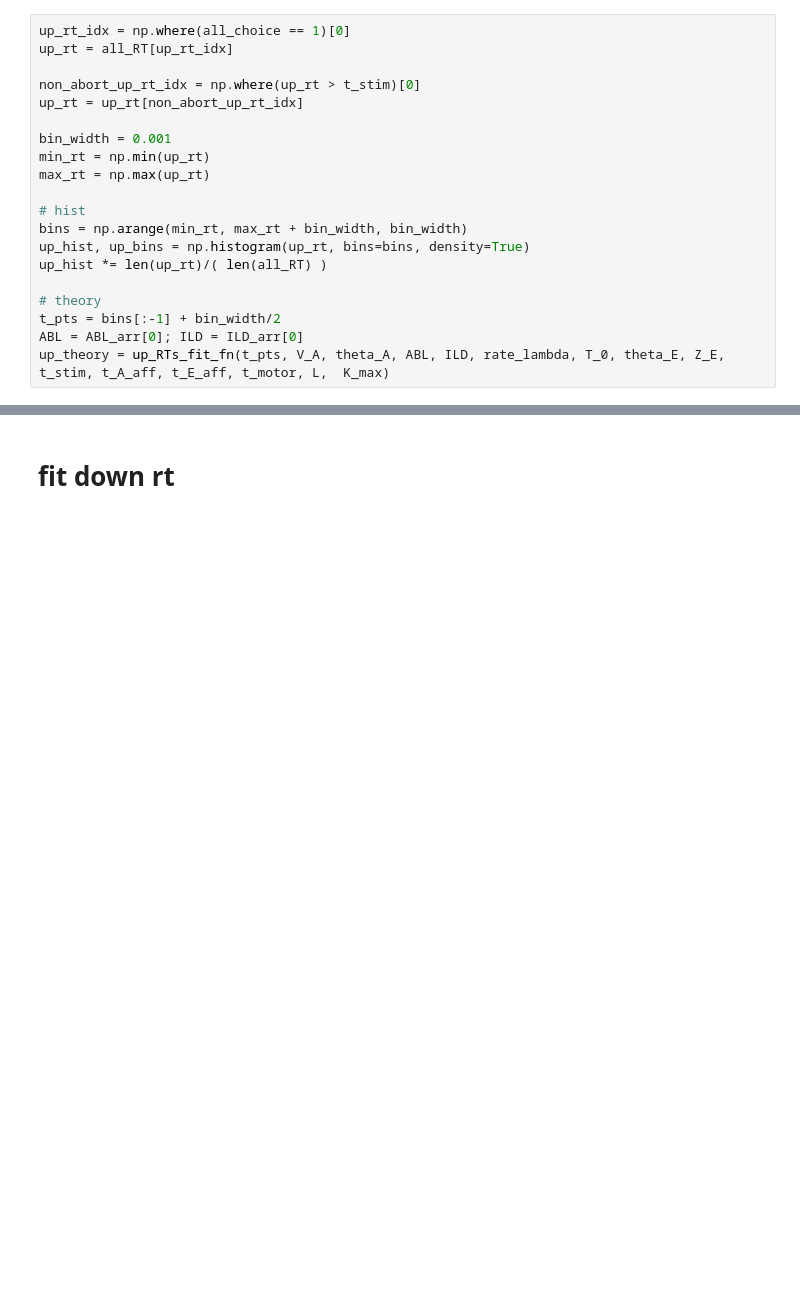
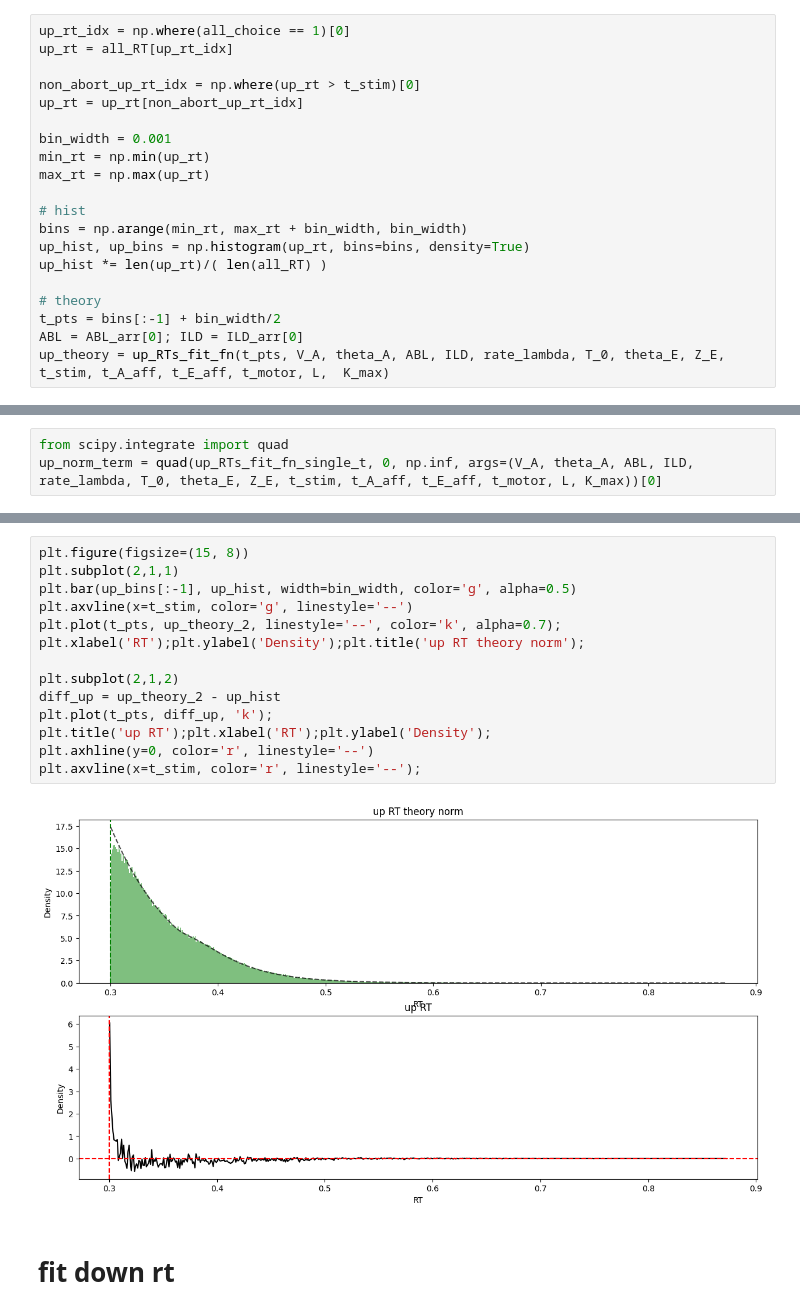
Before and after one commit to rakaar/ddm_codes, a Jupyter notebook: psiam_with_tied/fit_psiam_tied_prob_map_dv_btn.ipynb, the cells around one changed output, grey strips where cells are left out. Saved outputs shown, nothing was run; the diff lists cells and outputs as text; blank space fills up the shorter version.

```diff
--- a/psiam_with_tied/fit_psiam_tied_prob_map_dv_btn.ipynb
+++ b/psiam_with_tied/fit_psiam_tied_prob_map_dv_btn.ipynb
@@ -364,0 +422,3 @@ plt.axvline(x=t_stim, color='r', linestyle='--');
+# %%
+from scipy.integrate import quad
+up_norm_term = quad(up_RTs_fit_fn_single_t, 0, np.inf, args=(V_A, theta_A, ABL, ILD, rate_lambda, T_0, theta_E, Z_E, t_stim, t_A_aff, t_E_aff, t_motor, L, K_max))[0]
@@ -365,3 +444,19 @@ plt.axvline(x=t_stim, color='r', linestyle='--');
+# %%
+plt.figure(figsize=(15, 8))
+plt.subplot(2,1,1)
+plt.bar(up_bins[:-1], up_hist, width=bin_width, color='g', alpha=0.5)
+plt.axvline(x=t_stim, color='g', linestyle='--')
+plt.plot(t_pts, up_theory_2, linestyle='--', color='k', alpha=0.7);
+plt.xlabel('RT');plt.ylabel('Density');plt.title('up RT theory norm');
+
+plt.subplot(2,1,2)
+diff_up = up_theory_2 - up_hist
+plt.plot(t_pts, diff_up, 'k');
+plt.title('up RT');plt.xlabel('RT');plt.ylabel('Density');
+plt.axhline(y=0, color='r', linestyle='--')
+plt.axvline(x=t_stim, color='r', linestyle='--');
+# %% [output]
+[figure, added]
 # %% [markdown]
 # fit down rt
 # %%
```
Also changed, not shown: parts of 16 cells of this notebook, 1 other file.
